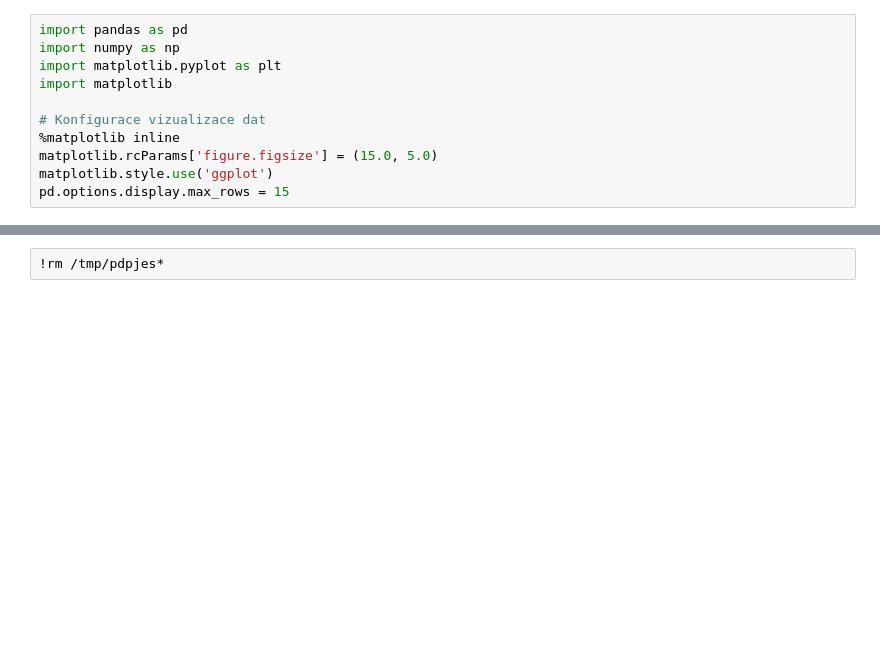
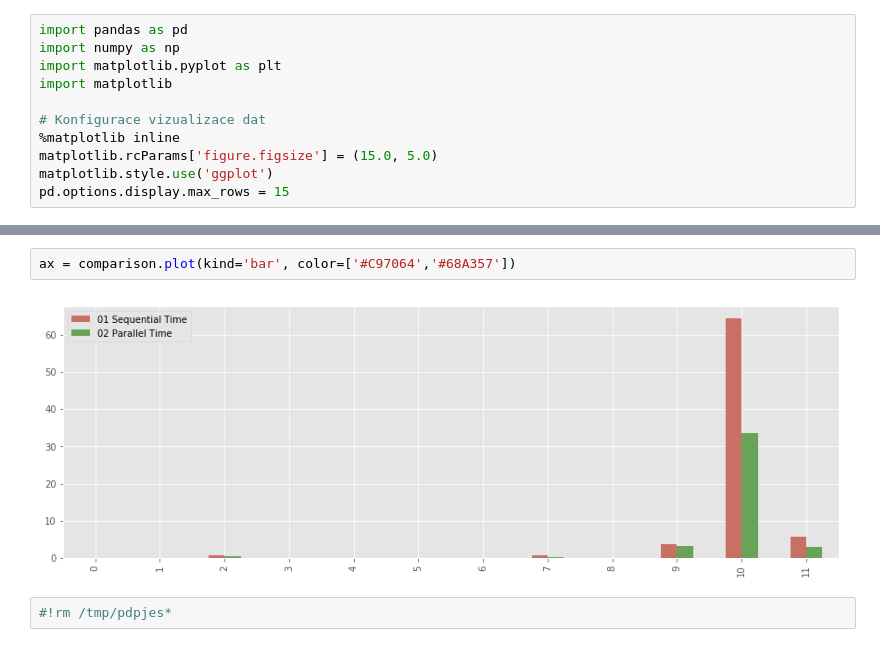
Before and after one commit to marianhlavac/mi-pdp-jes, a Jupyter notebook: docs/sequential-compare.ipynb, the cells around one changed output, grey strips where cells are left out. Cells and saved outputs as stored; diff of their text form; blank space fills up the shorter version.

```diff
--- a/docs/sequential-compare.ipynb
+++ b/docs/sequential-compare.ipynb
@@ -79,2 +135,6 @@ iterations
+# %%
+ax = comparison.plot(kind='bar', color=['#C97064','#68A357'])
+# %% [output]
+[figure, added]
 # %%
-!rm /tmp/pdpjes*
+#!rm /tmp/pdpjes*
```
Also changed, not shown: parts of 9 cells of this notebook, 1 other file.
